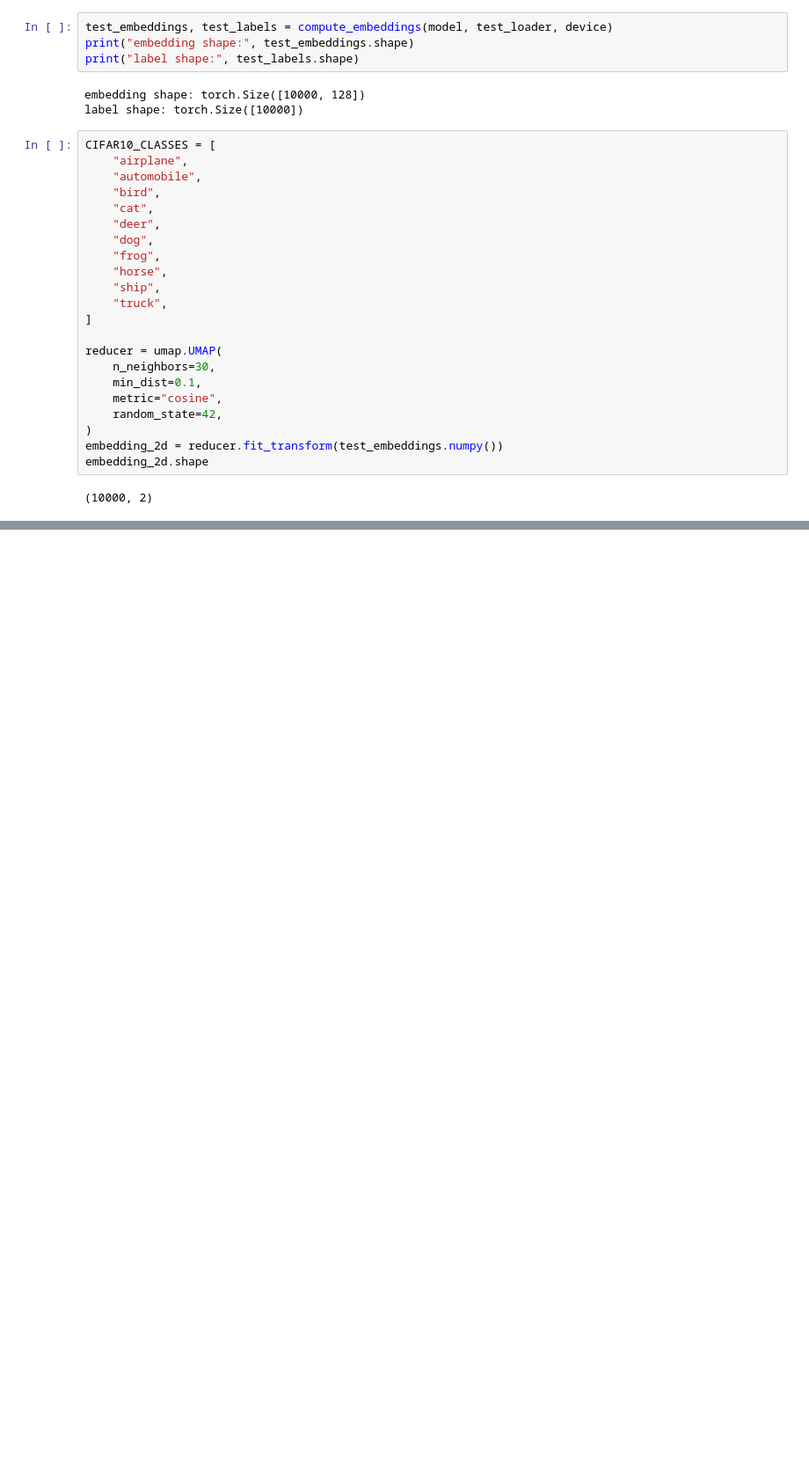
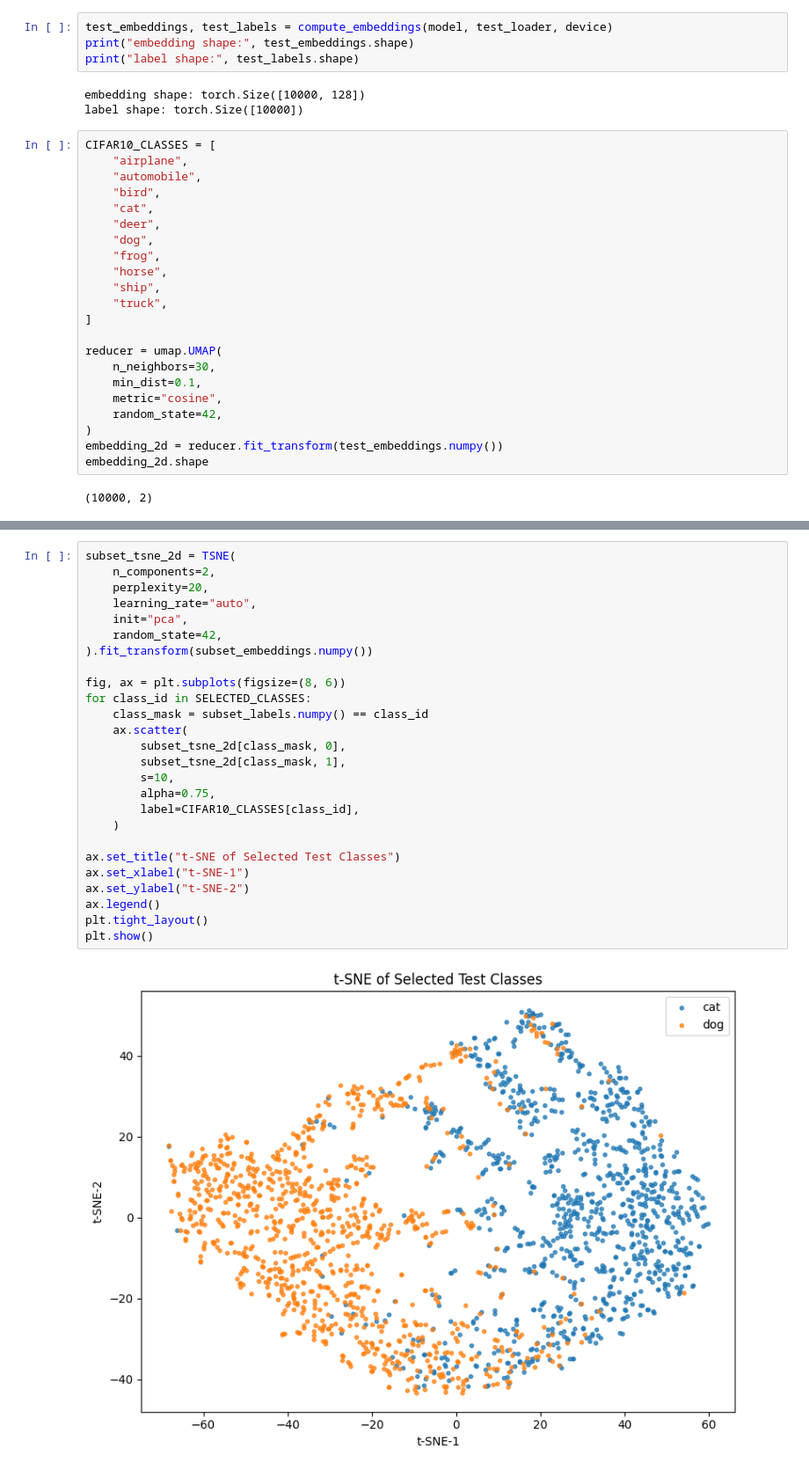
Before and after one commit to calebchin/manygp, a Jupyter notebook: notebooks/cifar10_supcon_umap.ipynb, the cells around one changed output, grey strips where cells are left out. Shown at 88% size. Cells and saved outputs as stored; diff of their text form; blank space fills up the shorter version.

```diff
--- a/notebooks/cifar10_supcon_umap.ipynb
+++ b/notebooks/cifar10_supcon_umap.ipynb
@@ -185,0 +219,28 @@ plt.show()
+# %%
+subset_tsne_2d = TSNE(
+    n_components=2,
+    perplexity=20,
+    learning_rate="auto",
+    init="pca",
+    random_state=42,
+).fit_transform(subset_embeddings.numpy())
+
+fig, ax = plt.subplots(figsize=(8, 6))
+for class_id in SELECTED_CLASSES:
+    class_mask = subset_labels.numpy() == class_id
+    ax.scatter(
+        subset_tsne_2d[class_mask, 0],
+        subset_tsne_2d[class_mask, 1],
+        s=10,
+        alpha=0.75,
+        label=CIFAR10_CLASSES[class_id],
+    )
+
+ax.set_title("t-SNE of Selected Test Classes")
+ax.set_xlabel("t-SNE-1")
+ax.set_ylabel("t-SNE-2")
+ax.legend()
+plt.tight_layout()
+plt.show()
+# %% [output]
+[figure, added]
```
Also changed, not shown: parts of 9 cells of this notebook, 2 other files.
